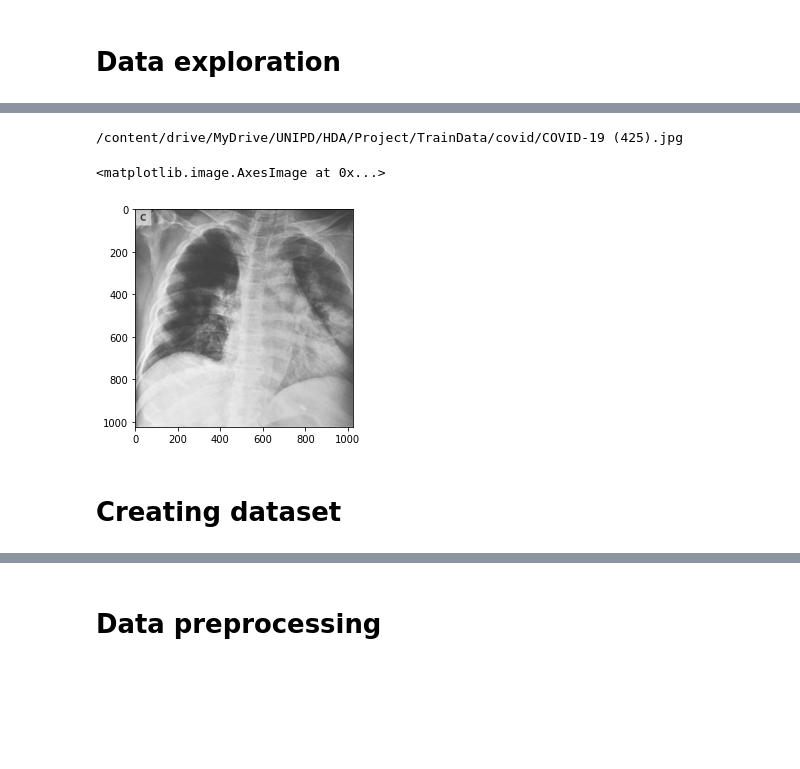
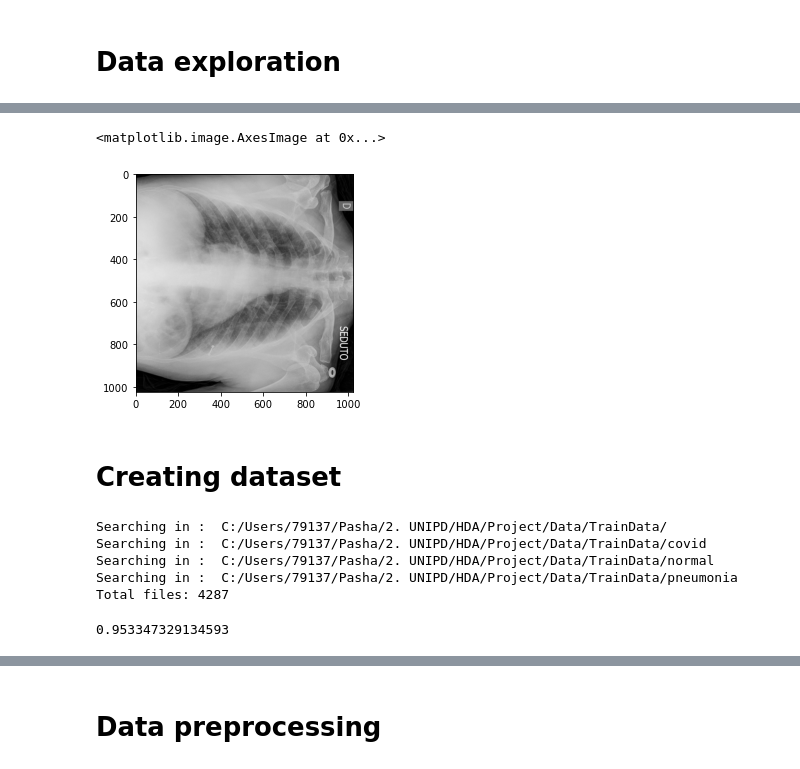
Before and after one commit to PashaIanko/Covid19Classifier, a Jupyter notebook: main.ipynb, the cells around one changed output, grey strips where cells are left out. Saved outputs shown, nothing was run; the diff lists cells and outputs as text; code cells hidden in the pictures; blank space fills up the shorter version.

```diff
--- a/main.ipynb
+++ b/main.ipynb
@@ -72,20 +68,3 @@ PreprocParameters.resize_shape + PreprocParameters.n_color_channels
 # Data download
 # %% [markdown]
 ## Paths download
-# %%
-# Load filenames
-def load_filenames(data_path, max_files = None):
-    p = os.listdir(data_path)
-    if max_files is not None:
-        p = p[: min(max_files, len(p))]
-    p = [data_path + file_path for file_path in p]
-    return p
-
-def get_filenames(
-    covid_path, pneumonia_path, normal_path
-):
-    return (
-        load_filenames(covid_path),
-        load_filenames(pneumonia_path),
-        load_filenames(normal_path)
-    )
@@ -157,16 +118,33 @@ _ = sns.countplot(Y_train_val)
-# %%
-def load_image(full_path):
-    # print(f'Loading, {full_path}')
-    img = cv2.imread(full_path, cv2.IMREAD_COLOR)
-    # print(type(img))
-    return img
 # %%
-print(X_train_val[0])
-im = load_image(X_train_val[0])
+im = load_image(X_train_val[70])
 plt.imshow(im.astype('uint8'))
 # %% [output]
-/content/drive/MyDrive/UNIPD/HDA/Project/TrainData/covid/COVID-19 (425).jpg
+<matplotlib.image.AxesImage at 0x...>
-<matplotlib.image.AxesImage at 0x...>
-[figure, old version]
+[figure, new version]
 # %% [markdown]
 # Creating dataset
+# %%
+def calc_necessary_split(desired_N, directory):
+    total_files = 0
+
+    for base, _, files in os.walk(directory):
+        print('Searching in : ',base)
+        for _ in files:
+            total_files += 1
+    print(f'Total files: {total_files}')
+    return 1 - desired_N / total_files
+
+# We want to use only little data in the beginning, to check if the code works fine
+initial_N = 200
+dummy_split = calc_necessary_split(
+    initial_N,
+    directory = DataProperties.train_data_path
+)
+dummy_split
+# %% [output]
+Searching in :  C:/Users/79137/Pasha/2. UNIPD/HDA/Project/Data/TrainData/
+Searching in :  C:/Users/79137/Pasha/2. UNIPD/HDA/Project/Data/TrainData/covid
+Searching in :  C:/Users/79137/Pasha/2. UNIPD/HDA/Project/Data/TrainData/normal
+Searching in :  C:/Users/79137/Pasha/2. UNIPD/HDA/Project/Data/TrainData/pneumonia
+Total files: 4287
+0.953347329134593
```
Also changed, not shown: parts of 48 cells of this notebook, 6 other files.
